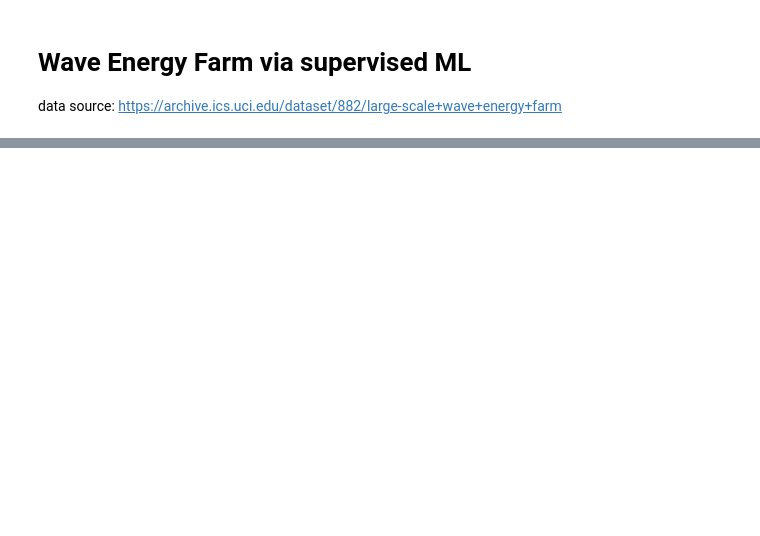
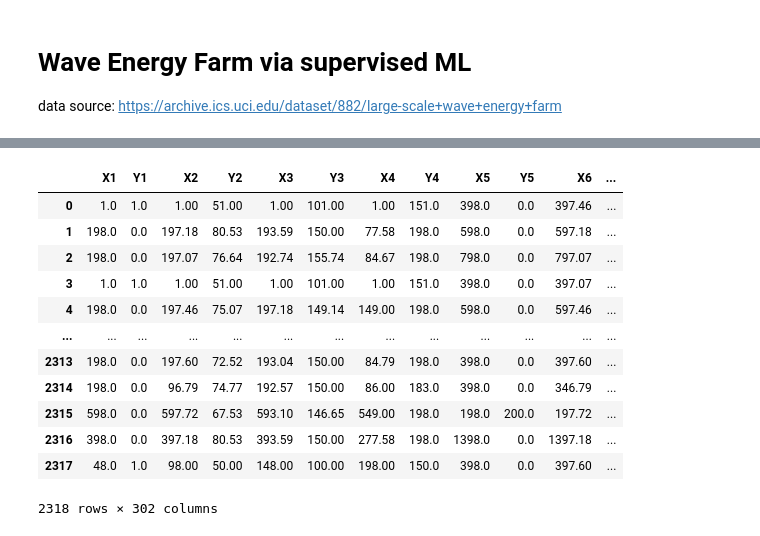
Before and after one commit to TianTao1111/Prediction-of-Wave-Energy-Farm, a Jupyter notebook: Wave Energy Farm via supervised ML.ipynb, the cells around one changed output, grey strips where cells are left out. Cells and saved outputs as stored; diff of their text form; code cells hidden in the pictures; blank space fills up the shorter version.

```diff
--- a/Wave Energy Farm via supervised ML.ipynb
+++ b/Wave Energy Farm via supervised ML.ipynb
@@ -5,0 +75,16 @@ data source: https://archive.ics.uci.edu/dataset/882/large-scale+wave+energy+far
+# %%
+df_sydney_100
+# %% [output]
+|  | X1 | Y1 | X2 | Y2 | X3 | Y3 | X4 | Y4 | X5 | Y5 | X6 | ... |
+| 0 | 1.0 | 1.0 | 1.00 | 51.00 | 1.00 | 101.00 | 1.00 | 151.0 | 398.0 | 0.0 | 397.46 | ... |
+| 1 | 198.0 | 0.0 | 197.18 | 80.53 | 193.59 | 150.00 | 77.58 | 198.0 | 598.0 | 0.0 | 597.18 | ... |
+| 2 | 198.0 | 0.0 | 197.07 | 76.64 | 192.74 | 155.74 | 84.67 | 198.0 | 798.0 | 0.0 | 797.07 | ... |
+| 3 | 1.0 | 1.0 | 1.00 | 51.00 | 1.00 | 101.00 | 1.00 | 151.0 | 398.0 | 0.0 | 397.07 | ... |
+| 4 | 198.0 | 0.0 | 197.46 | 75.07 | 197.18 | 149.14 | 149.00 | 198.0 | 598.0 | 0.0 | 597.46 | ... |
+| ... | ... | ... | ... | ... | ... | ... | ... | ... | ... | ... | ... | ... |
+| 2313 | 198.0 | 0.0 | 197.60 | 72.52 | 193.04 | 150.00 | 84.79 | 198.0 | 398.0 | 0.0 | 397.60 | ... |
+| 2314 | 198.0 | 0.0 | 96.79 | 74.77 | 192.57 | 150.00 | 86.00 | 183.0 | 398.0 | 0.0 | 346.79 | ... |
+| 2315 | 598.0 | 0.0 | 597.72 | 67.53 | 593.10 | 146.65 | 549.00 | 198.0 | 198.0 | 200.0 | 197.72 | ... |
+| 2316 | 398.0 | 0.0 | 397.18 | 80.53 | 393.59 | 150.00 | 277.58 | 198.0 | 1398.0 | 0.0 | 1397.18 | ... |
+| 2317 | 48.0 | 1.0 | 98.00 | 50.00 | 148.00 | 100.00 | 198.00 | 150.0 | 398.0 | 0.0 | 397.60 | ... |
+2318 rows × 302 columns
```
Also changed, not shown: parts of 57 cells of this notebook, 16 other files.
